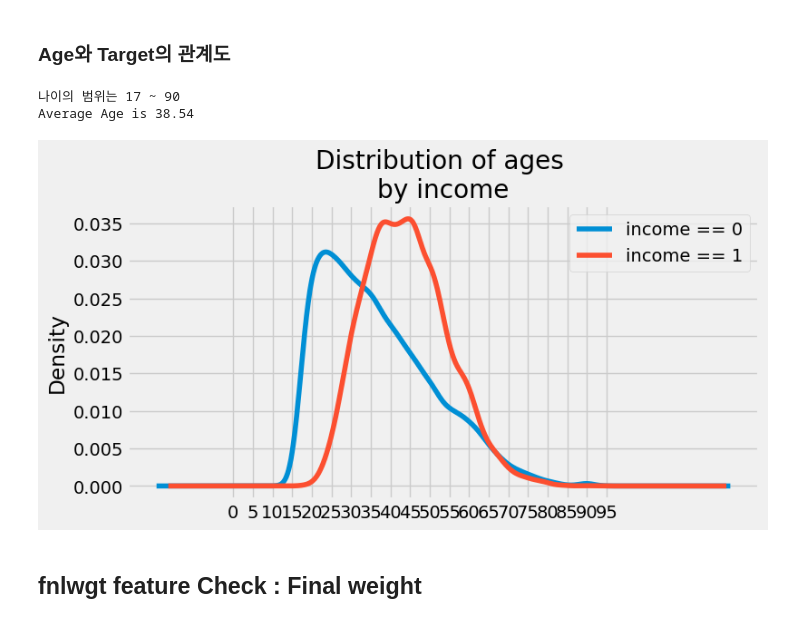
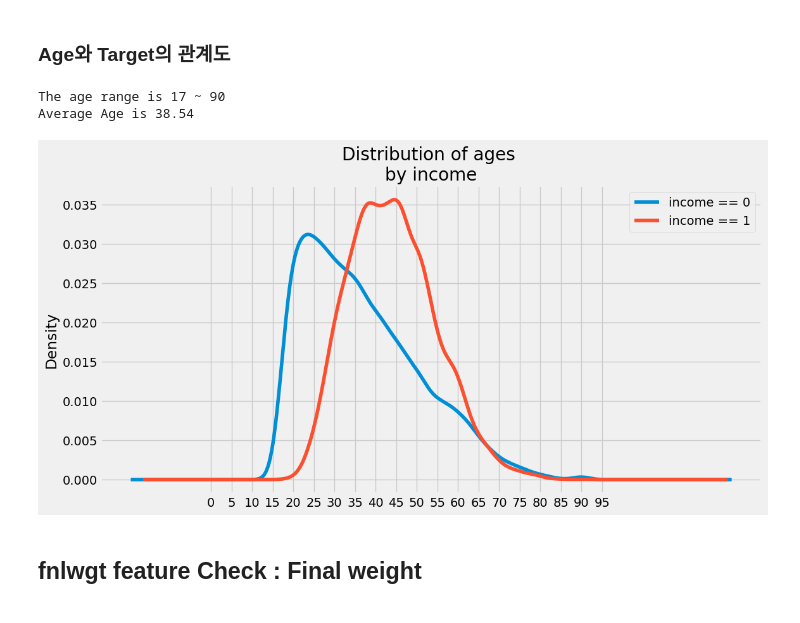
Before and after one commit to Seungminin/DS_TeamProject, a Jupyter notebook: DataCheck/DataPreprocessing.ipynb, the cells around one changed output. Drawn from its saved outputs; the diff is of its cells as text; code cells hidden in the pictures.

```diff
--- a/DataCheck/DataPreprocessing.ipynb
+++ b/DataCheck/DataPreprocessing.ipynb
@@ -166,25 +174,25 @@ sns.countplot(x='income', data = train_data)
 # %% [markdown]
 ### Age와 Target의 관계도
 # %%
-print("나이의 범위는 {} ~ {}".format(train_data['age'].min(), train_data['age'].max()))
+print("The age range is {} ~ {}".format(train_data['age'].min(), train_data['age'].max()))
 print("Average Age is {:.2f}".format(train_data['age'].mean()))
 # %% [output]
-나이의 범위는 17 ~ 90
+The age range is 17 ~ 90
 Average Age is 38.54
 # %%
 # 소득에 따른 연령 구분
 #나이가 많을 수록 소득이 올라가는 형태이다.
-plt.figure(figsize=(8, 4))
+plt.figure(figsize=(12, 6))
 
 train_data.loc[train_data['income'] == 0, 'age'].plot(kind='kde', label='income == 0')
 train_data.loc[train_data['income'] == 1, 'age'].plot(kind='kde', label='income == 1')
 
 plt.title('Distribution of ages \nby income')
 plt.xticks(range(0, 100, 5))
 plt.legend()
 plt.show()
 # %% [output]
-[figure, old version]
+[figure, new version]
 # %% [markdown]
 ## fnlwgt feature Check : Final weight
 # %%
```
Also changed, not shown: parts of 14 cells of this notebook.
